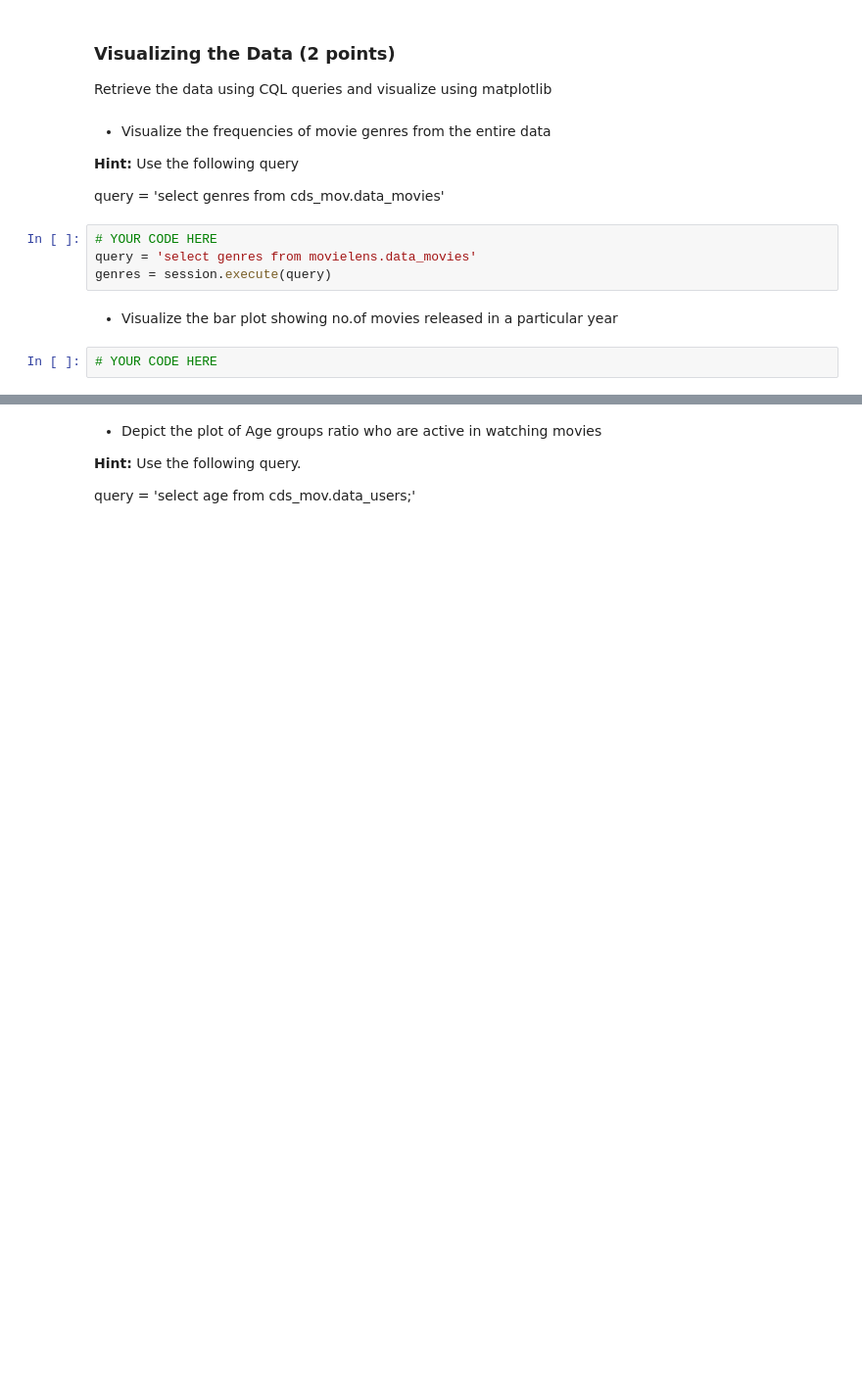
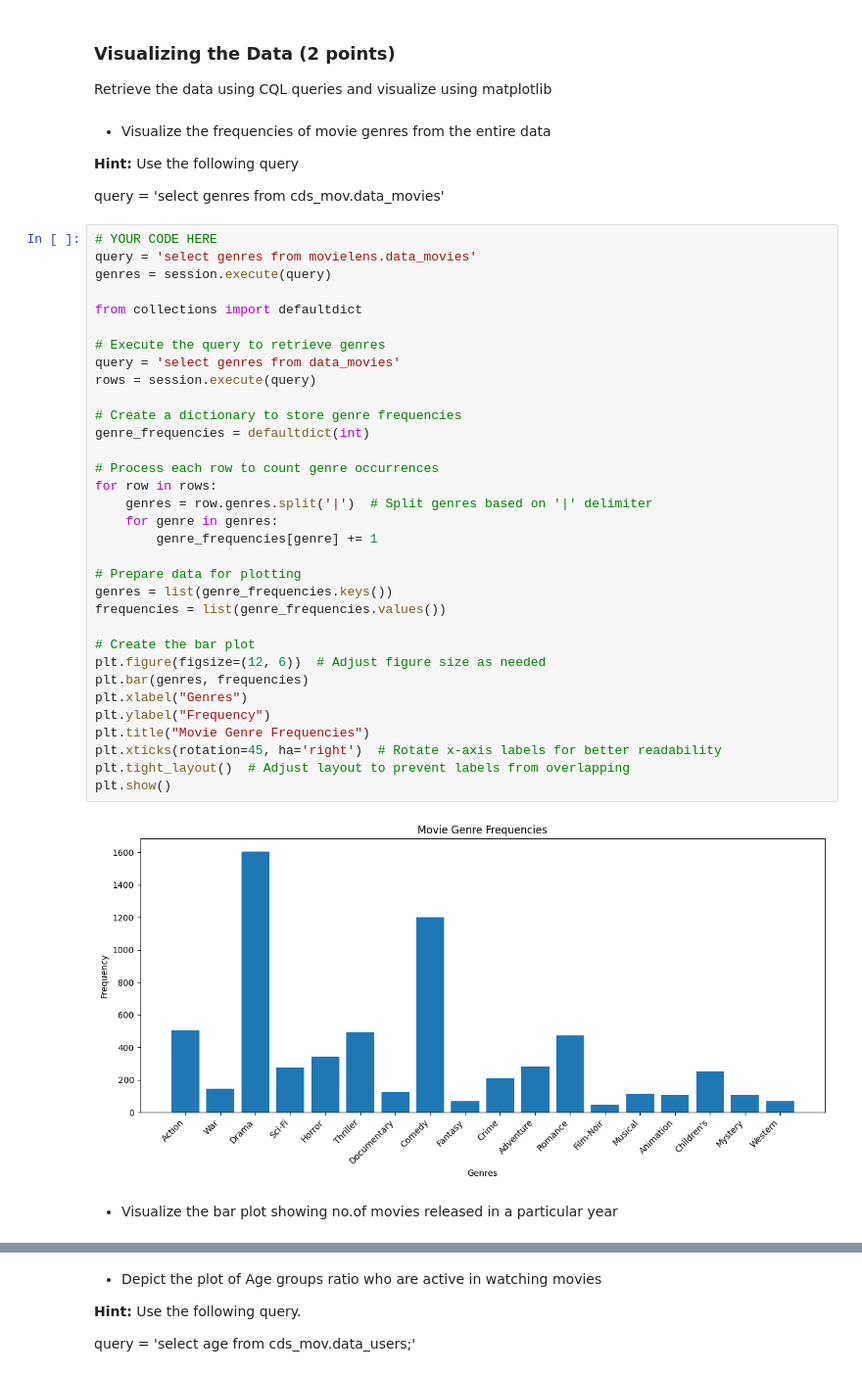
Before and after one commit to madhavamk/computational-data-science, a Jupyter notebook: MiniProjects/M7_NB_MiniProject_1_Movielens_Cassandra.ipynb, the cells around one changed output, grey strips where cells are left out. Shown at 98% size. Saved outputs shown, nothing was run; the diff lists cells and outputs as text; blank space fills up the shorter version.

Commit message:
updated with visualization

```diff
--- a/MiniProjects/M7_NB_MiniProject_1_Movielens_Cassandra.ipynb
+++ b/MiniProjects/M7_NB_MiniProject_1_Movielens_Cassandra.ipynb
@@ -396,11 +396,40 @@ Retrieve the data using CQL queries and visualize using matplotlib
 **Hint:** Use the following query
 
 query = 'select genres from cds_mov.data_movies'
-# %%
-# YOUR CODE HERE
-query = 'select genres from movielens.data_movies'
-genres = session.execute(query)
+# %%
+# YOUR CODE HERE
+query = 'select genres from movielens.data_movies'
+genres = session.execute(query)
+
+from collections import defaultdict
+
+# Execute the query to retrieve genres
+query = 'select genres from data_movies'
+rows = session.execute(query)
+
+# Create a dictionary to store genre frequencies
+genre_frequencies = defaultdict(int)
+
+# Process each row to count genre occurrences
+for row in rows:
+    genres = row.genres.split('|')  # Split genres based on '|' delimiter
+    for genre in genres:
+        genre_frequencies[genre] += 1
+
+# Prepare data for plotting
+genres = list(genre_frequencies.keys())
+frequencies = list(genre_frequencies.values())
+
+# Create the bar plot
+plt.figure(figsize=(12, 6))  # Adjust figure size as needed
+plt.bar(genres, frequencies)
+plt.xlabel("Genres")
+plt.ylabel("Frequency")
+plt.title("Movie Genre Frequencies")
+plt.xticks(rotation=45, ha='right')  # Rotate x-axis labels for better readability
+plt.tight_layout()  # Adjust layout to prevent labels from overlapping
+plt.show()
+# %% [output]
+[figure, added]
 # %% [markdown]
 * Visualize the bar plot showing no.of movies released in a particular year
-# %%
-# YOUR CODE HERE
```
Also changed, not shown: parts of 14 cells of this notebook.
